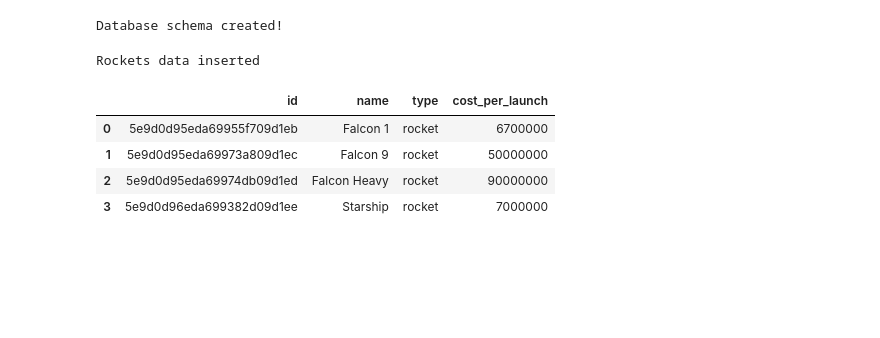
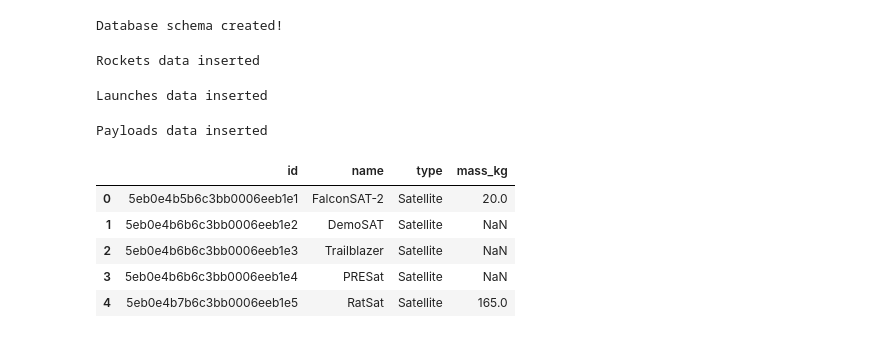
Before and after one commit to gilberpl/data-engineeering, a Jupyter notebook: analysis.ipynb, the cells around one changed output. Cells and saved outputs as stored; diff of their text form; code cells hidden in the pictures; blank space fills up the shorter version.

Commit message:
Uploaded data into all three tables

```diff
--- a/analysis.ipynb
+++ b/analysis.ipynb
@@ -114,14 +113,48 @@ conn.commit()
 print("Rockets data inserted")
 # %% [output]
 Rockets data inserted
+# %%
+# Insert data from api into launches table, with only the columns we want
+# ignore preventing pk conflicts
+for l in launches:
+    cur.execute("""
+        INSERT OR IGNORE INTO launches
+        (id, name, date_utc)
+        VALUES (?, ?, ?)
+    """, (
+        l["id"], l["name"], l["date_utc"]
+    ))
+
+conn.commit()
+print("Launches data inserted")
+# %% [output]
+Launches data inserted
+# %%
+# Insert data from api into payloads table, with only the columns we want
+# ignore preventing pk conflicts
+for p in payloads:
+    cur.execute("""
+        INSERT OR IGNORE INTO payloads
+        (id, name, type, mass_kg)
+        VALUES (?, ?, ?, ?)
+    """, (
+        p["id"], p["name"], p["type"], p["mass_kg"]
+    ))
+
+conn.commit()
+print("Payloads data inserted")
+# %% [output]
+Payloads data inserted
 # %%
 import pandas as pd
 
-df = pd.read_sql_query("SELECT * FROM rockets LIMIT 5;", conn)
+# Display table as a dataframe
+df = pd.read_sql_query("SELECT * FROM payloads LIMIT 5;", conn)
 df
 # %% [output]
-|  | id | name | type | cost_per_launch |
-| 0 | 5e9d0d95eda69955f709d1eb | Falcon 1 | rocket | 6700000 |
-| 1 | 5e9d0d95eda69973a809d1ec | Falcon 9 | rocket | 50000000 |
-| 2 | 5e9d0d95eda69974db09d1ed | Falcon Heavy | rocket | 90000000 |
-| 3 | 5e9d0d96eda699382d09d1ee | Starship | rocket | 7000000 |
+|  | id | name | type | mass_kg |
+| 0 | 5eb0e4b5b6c3bb0006eeb1e1 | FalconSAT-2 | Satellite | 20.0 |
+| 1 | 5eb0e4b6b6c3bb0006eeb1e2 | DemoSAT | Satellite | NaN |
+| 2 | 5eb0e4b6b6c3bb0006eeb1e3 | Trailblazer | Satellite | NaN |
+| 3 | 5eb0e4b6b6c3bb0006eeb1e4 | PRESat | Satellite | NaN |
+| 4 | 5eb0e4b7b6c3bb0006eeb1e5 | RatSat | Satellite | 165.0 |
```
Also changed, not shown: parts of 3 cells of this notebook.
